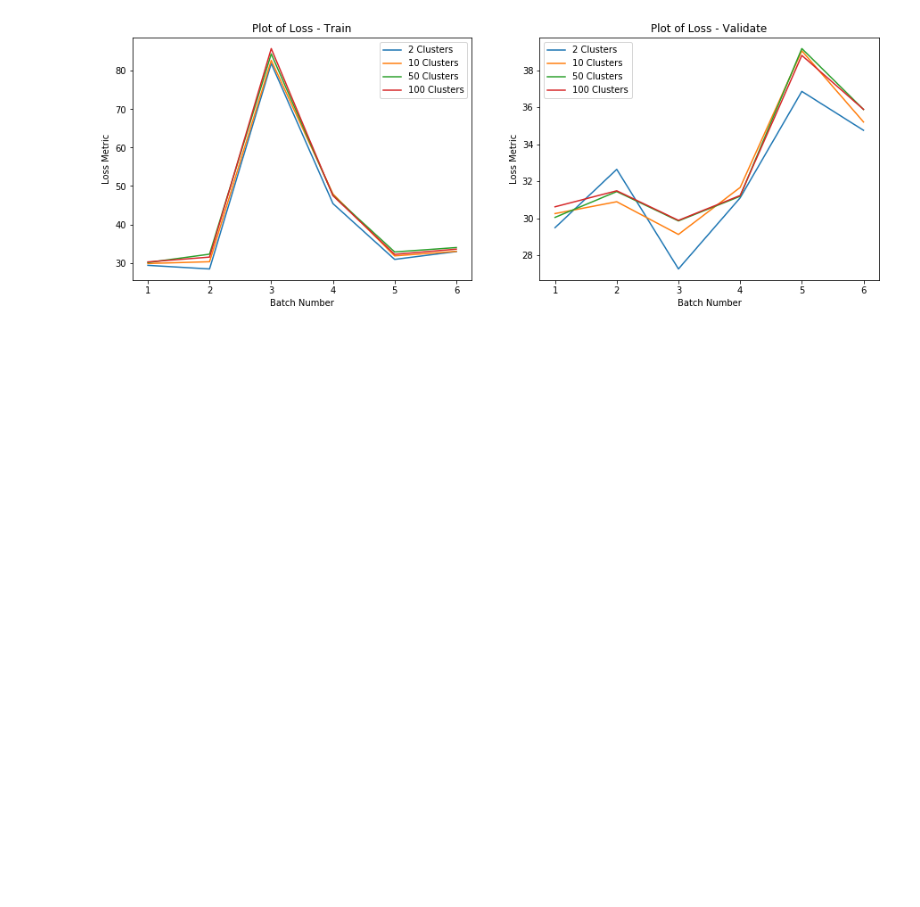
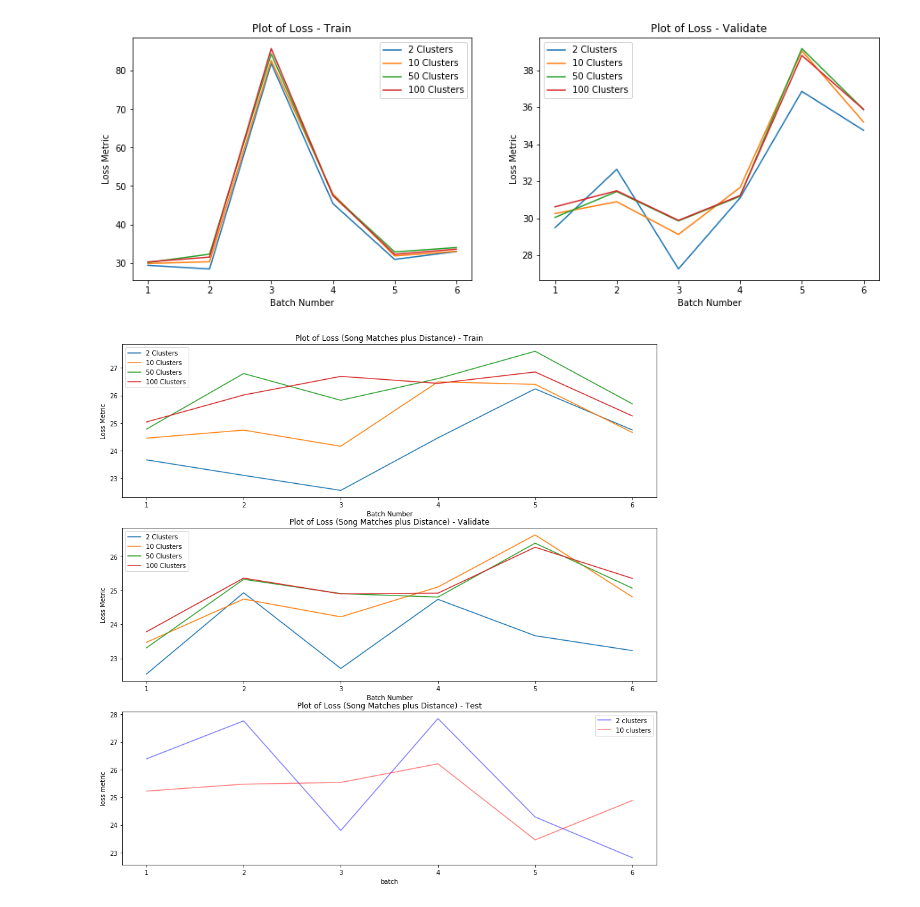
Before and after one commit to bkjoye/group71_spotify, a Jupyter notebook: notebooks/display_resultsv2.ipynb, the cells around one changed output. Cells and saved outputs as stored; diff of their text form; code cells hidden in the pictures; blank space fills up the shorter version.

```diff
--- a/notebooks/display_resultsv2.ipynb
+++ b/notebooks/display_resultsv2.ipynb
@@ -257,3 +267,32 @@ axes[1].legend()
 plt.show()
 # %% [output]
 [figure]
+# %%
+x = range(1, 7)
+fig, axes = plt.subplots(3,1,figsize=(15,15))
+axes = axes.ravel()
+axes[0].set_title('Plot of Loss (Song Matches plus Distance) - Train')
+axes[0].plot(x, t2['metric2'], label='2 Clusters')
+axes[0].plot(x, t10['metric2'], label='10 Clusters')
+axes[0].plot(x, t50['metric2'], label='50 Clusters')
+axes[0].plot(x, t100['metric2'], label='100 Clusters')
+axes[0].set_xlabel('Batch Number')
+axes[0].set_ylabel('Loss Metric')
+axes[0].legend()
+axes[1].set_title('Plot of Loss (Song Matches plus Distance) - Validate')
+axes[1].plot(x, v2['metric2'], label='2 Clusters')
+axes[1].plot(x, v10['metric2'], label='10 Clusters')
+axes[1].plot(x, v50['metric2'], label='50 Clusters')
+axes[1].plot(x, v100['metric2'], label='100 Clusters')
+axes[1].set_xlabel('Batch Number')
+axes[1].set_ylabel('Loss Metric')
+axes[1].legend()
+axes[2].set_title('Plot of Loss (Song Matches plus Distance) - Test')
+axes[2].plot(x, test2['metric2'], alpha=0.5, color='b', label='2 clusters')
+axes[2].plot(x, test10['metric2'], alpha=0.5, color='r', label='10 clusters')
+axes[2].set_xlabel('batch')
+axes[2].set_ylabel('loss metric')
+axes[2].legend()
+plt.show()
+# %% [output]
+[figure, added]
```
Also changed, not shown: parts of 7 cells of this notebook, 8 other files.
